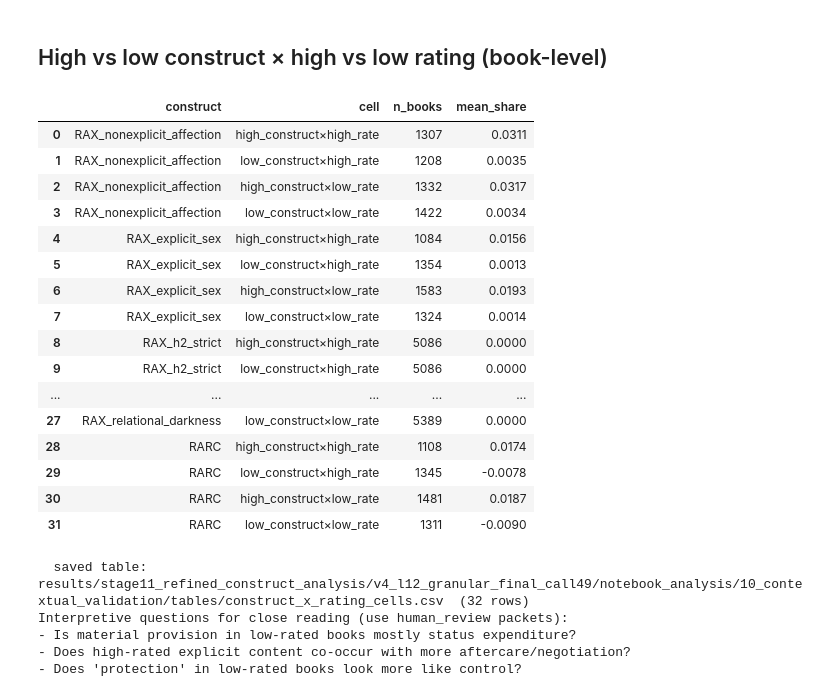
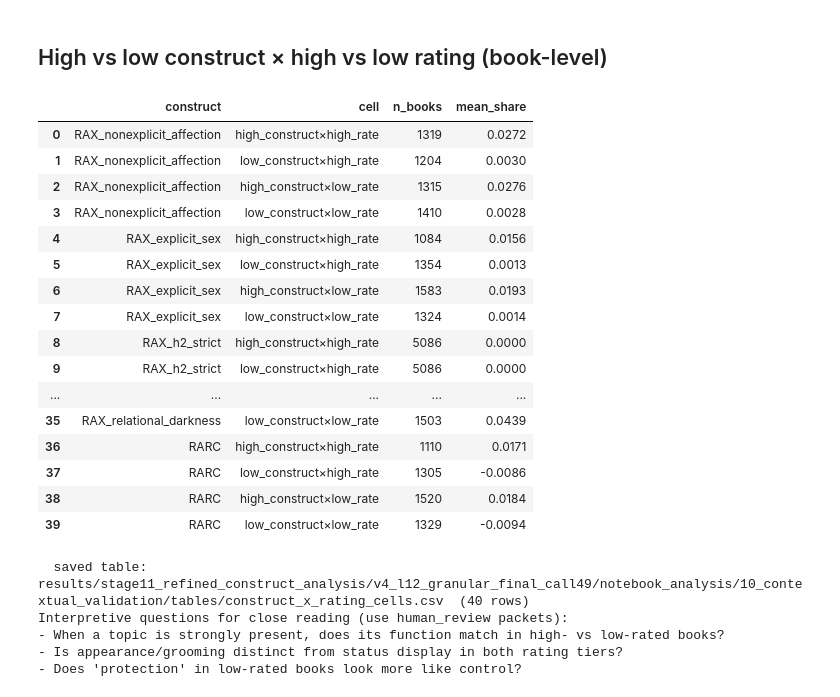
Before and after one commit to BakhturinaPolina/romantic-novels-large-corpus, a Jupyter notebook: notebooks/08_refined_construct_analysis/10_contextual_validation.ipynb, the cells around one changed output. Saved outputs shown, nothing was run; the diff lists cells and outputs as text; code cells hidden in the pictures.

```diff
--- a/notebooks/08_refined_construct_analysis/10_contextual_validation.ipynb
+++ b/notebooks/08_refined_construct_analysis/10_contextual_validation.ipynb
@@ -116,47 +175,49 @@ constructs = [
         "RAX_explicit_sex",
         "RAX_h2_strict",
         "RAX_emotional_security",
+        "RAX_appearance_grooming",
         "RAX_status_display",
         "RAX_external_protection",
+        "RAX_external_danger_crisis",
         "RAX_relational_darkness",
         "RARC",
     )
     if c in usable.columns
 ]
 
 cell_rows = []
 for c in constructs:
     q_lo, q_hi = usable[c].quantile(0.25), usable[c].quantile(0.75)
     for tier in ("high_rate", "low_rate"):
         for level, mask in (
             ("high_construct", usable[c] >= q_hi),
             ("low_construct", usable[c] <= q_lo),
         ):
             sub = usable.loc[mask & (usable["rating_class"] == tier), c]
             cell_rows.append(
                 {
                     "construct": c,
                     "cell": f"{level}×{tier}",
                     "n_books": int(len(sub)),
                     "mean_share": float(sub.mean()) if len(sub) else float("nan"),
                 }
             )
 cells = pd.DataFrame(cell_rows)
 display(cells)
 ctx.save_table(cells, "construct_x_rating_cells")
 
 print(
     "Interpretive questions for close reading (use human_review packets):\n"
-    "- Is material provision in low-rated books mostly status expenditure?\n"
-    "- Does high-rated explicit content co-occur with more aftercare/negotiation?\n"
+    "- When a topic is strongly present, does its function match in high- vs low-rated books?\n"
+    "- Is appearance/grooming distinct from status display in both rating tiers?\n"
     "- Does 'protection' in low-rated books look more like control?"
 )
 # %% [output]
 |  | construct | cell | n_books | mean_share |
-| 0 | RAX_nonexplicit_affection | high_construct×high_rate | 1307 | 0.0311 |
-| 1 | RAX_nonexplicit_affection | low_construct×high_rate | 1208 | 0.0035 |
-| 2 | RAX_nonexplicit_affection | high_construct×low_rate | 1332 | 0.0317 |
-| 3 | RAX_nonexplicit_affection | low_construct×low_rate | 1422 | 0.0034 |
+| 0 | RAX_nonexplicit_affection | high_construct×high_rate | 1319 | 0.0272 |
+| 1 | RAX_nonexplicit_affection | low_construct×high_rate | 1204 | 0.0030 |
+| 2 | RAX_nonexplicit_affection | high_construct×low_rate | 1315 | 0.0276 |
+| 3 | RAX_nonexplicit_affection | low_construct×low_rate | 1410 | 0.0028 |
 | 4 | RAX_explicit_sex | high_construct×high_rate | 1084 | 0.0156 |
 | 5 | RAX_explicit_sex | low_construct×high_rate | 1354 | 0.0013 |
 | 6 | RAX_explicit_sex | high_construct×low_rate | 1583 | 0.0193 |
@@ -164,13 +225,13 @@ print(
 | 8 | RAX_h2_strict | high_construct×high_rate | 5086 | 0.0000 |
 | 9 | RAX_h2_strict | low_construct×high_rate | 5086 | 0.0000 |
 | ... | ... | ... | ... | ... |
-| 27 | RAX_relational_darkness | low_construct×low_rate | 5389 | 0.0000 |
-| 28 | RARC | high_construct×high_rate | 1108 | 0.0174 |
-| 29 | RARC | low_construct×high_rate | 1345 | -0.0078 |
-| 30 | RARC | high_construct×low_rate | 1481 | 0.0187 |
-| 31 | RARC | low_construct×low_rate | 1311 | -0.0090 |
+| 35 | RAX_relational_darkness | low_construct×low_rate | 1503 | 0.0439 |
+| 36 | RARC | high_construct×high_rate | 1110 | 0.0171 |
+| 37 | RARC | low_construct×high_rate | 1305 | -0.0086 |
+| 38 | RARC | high_construct×low_rate | 1520 | 0.0184 |
+| 39 | RARC | low_construct×low_rate | 1329 | -0.0094 |
-  saved table: results/stage11_refined_construct_analysis/v4_l12_granular_final_call49/notebook_analysis/10_contextual_validation/tables/construct_x_rating_cells.csv  (32 rows)
+  saved table: results/stage11_refined_construct_analysis/v4_l12_granular_final_call49/notebook_analysis/10_contextual_validation/tables/construct_x_rating_cells.csv  (40 rows)
 Interpretive questions for close reading (use human_review packets):
-- Is material provision in low-rated books mostly status expenditure?
-- Does high-rated explicit content co-occur with more aftercare/negotiation?
+- When a topic is strongly present, does its function match in high- vs low-rated books?
+- Is appearance/grooming distinct from status display in both rating tiers?
 - Does 'protection' in low-rated books look more like control?
```
Also changed, not shown: parts of 4 cells of this notebook, 55 other files.
